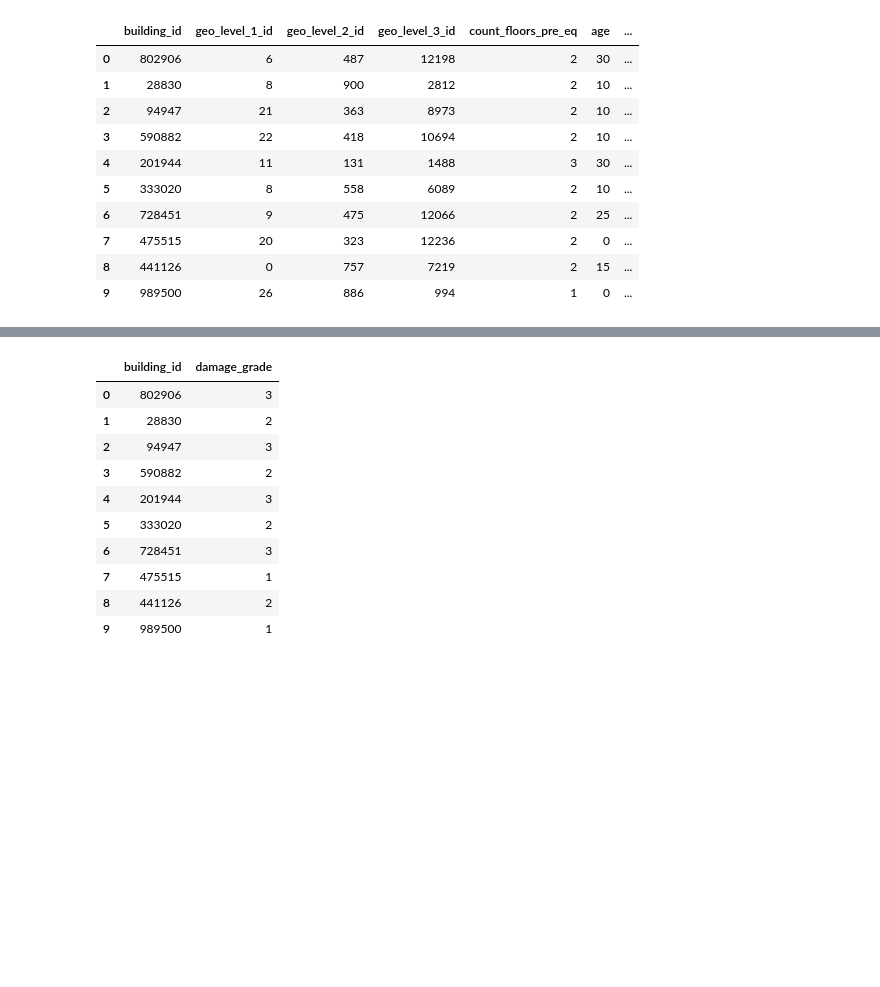
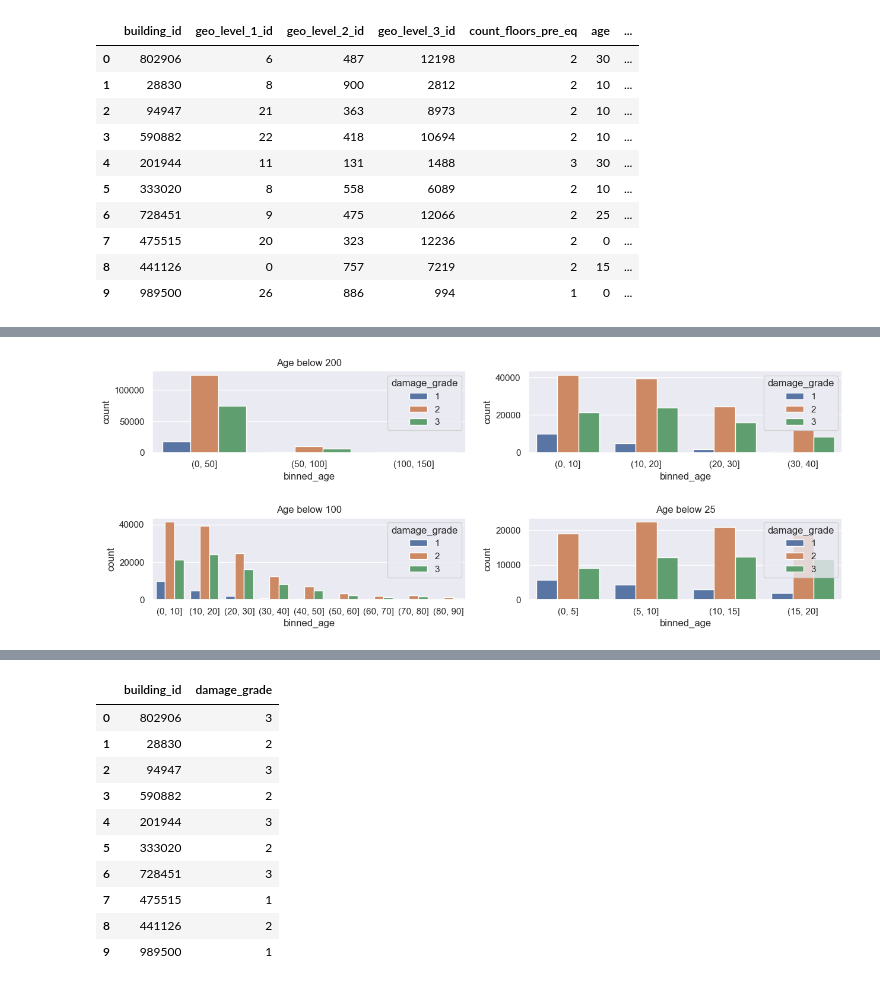
Before and after one commit to Sidies/-2015_Gorkha_earthquake_damage_prediction, a Jupyter notebook: notebooks/Exploration.ipynb, the cells around one changed output, grey strips where cells are left out. Saved outputs shown, nothing was run; the diff lists cells and outputs as text; code cells hidden in the pictures; blank space fills up the shorter version.

```diff
--- a/notebooks/Exploration.ipynb
+++ b/notebooks/Exploration.ipynb
@@ -90,0 +104,46 @@ Name: count, dtype: int64
+# %%
+# as the graph shows most buildings are below the age of 200
+# lets remove outliers and create a new graph
+
+# merge the two dataframes on building_id
+merged_df = pd.merge(train_df, target_df, on='building_id')
+
+threshold1 = 200
+threshold2 = 100
+threshold3 = 50
+threshold4 = 25
+
+temp_df1 = merged_df.copy()
+temp_df2 = merged_df.copy()
+temp_df3 = merged_df.copy()
+temp_df4 = merged_df.copy()
+
+temp_df1["binned_age"] = pd.cut(merged_df['age'], bins=list(range(0,threshold1,50)))
+temp_df2["binned_age"] = pd.cut(merged_df['age'], bins=list(range(0,threshold2,10)))
+temp_df3["binned_age"] = pd.cut(merged_df['age'], bins=list(range(0,threshold3,10)))
+temp_df4["binned_age"] = pd.cut(merged_df['age'], bins=list(range(0,threshold4,5)))
+
+# Create a figure with 2 subplots
+fig, axs = plt.subplots(2, 2, figsize=(15, 5))
+# set the vertical spacing between the subplots
+plt.subplots_adjust(hspace=0.8)
+
+# Plot the first graph in the first subplot
+sns.countplot(data=temp_df1, x='binned_age', hue='damage_grade', ax=axs[0][0])
+axs[0][0].set_title(f'Age below {threshold1}')
+
+# Plot the second graph in the second subplot
+sns.countplot(data=temp_df2, x='binned_age', hue='damage_grade', ax=axs[1][0])
+axs[1][0].set_title(f'Age below {threshold2}')
+
+# Plot the third graph in the third subplot
+sns.countplot(data=temp_df3, x='binned_age', hue='damage_grade', ax=axs[0][1])
+axs[1][1].set_title(f'Age below {threshold3}')
+
+# Plot the forth graph in the forth subplot
+sns.countplot(data=temp_df4, x='binned_age', hue='damage_grade', ax=axs[1][1])
+axs[1][1].set_title(f'Age below {threshold4}')
+
+plt.show()
+# %% [output]
+[figure, added]
```
Also changed, not shown: parts of 14 cells of this notebook.
